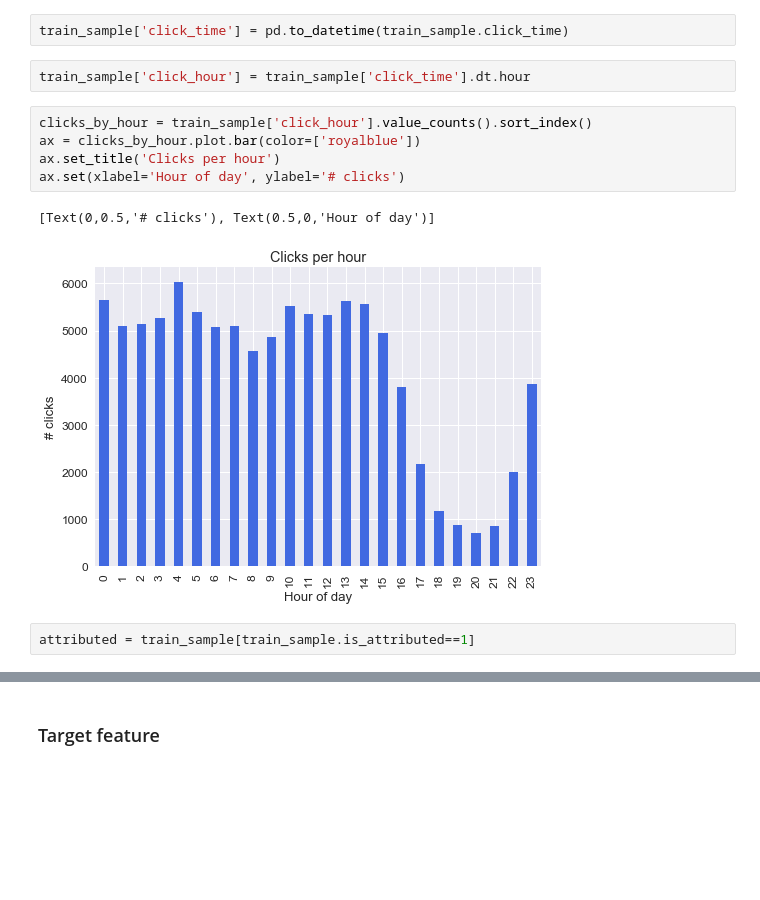
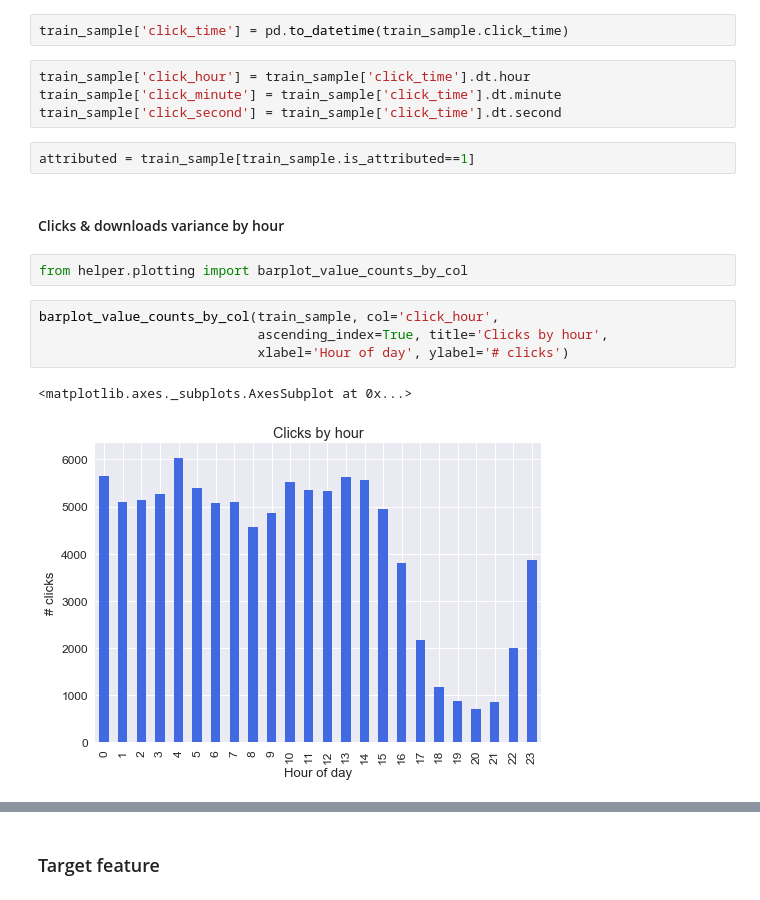
Before and after one commit to ligz08/Kaggle-TalkingData-AdTracking-Fraud-Detection, a Jupyter notebook: python/1 Explore.ipynb, the cells around one changed output, grey strips where cells are left out. Cells and saved outputs as stored; diff of their text form; blank space fills up the shorter version.

```diff
--- a/python/1 Explore.ipynb
+++ b/python/1 Explore.ipynb
@@ -95,13 +97,18 @@ plot_df_nunique(test, cat_cols, log=True)
 train_sample['click_time'] = pd.to_datetime(train_sample.click_time)
 # %%
 train_sample['click_hour'] = train_sample['click_time'].dt.hour
+train_sample['click_minute'] = train_sample['click_time'].dt.minute
+train_sample['click_second'] = train_sample['click_time'].dt.second
-# %%
-clicks_by_hour = train_sample['click_hour'].value_counts().sort_index()
-ax = clicks_by_hour.plot.bar(color=['royalblue'])
-ax.set_title('Clicks per hour')
-ax.set(xlabel='Hour of day', ylabel='# clicks')
-# %% [output]
-[Text(0,0.5,'# clicks'), Text(0.5,0,'Hour of day')]
-[figure, removed]
 # %%
 attributed = train_sample[train_sample.is_attributed==1]
+# %% [markdown]
+#### Clicks & downloads variance by hour
+# %%
+from helper.plotting import barplot_value_counts_by_col
+# %%
+barplot_value_counts_by_col(train_sample, col='click_hour',
+                            ascending_index=True, title='Clicks by hour',
+                            xlabel='Hour of day', ylabel='# clicks')
+# %% [output]
+<matplotlib.axes._subplots.AxesSubplot at 0x...>
+[figure, added]
```
Also changed, not shown: parts of 20 cells of this notebook, 1 other file.
